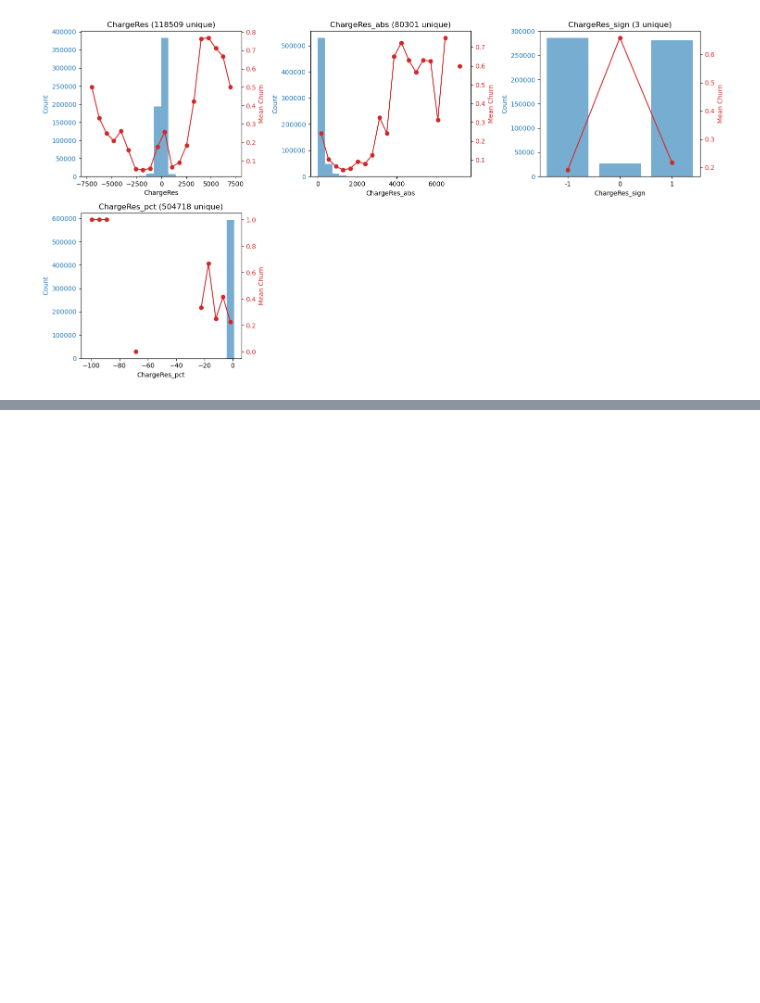
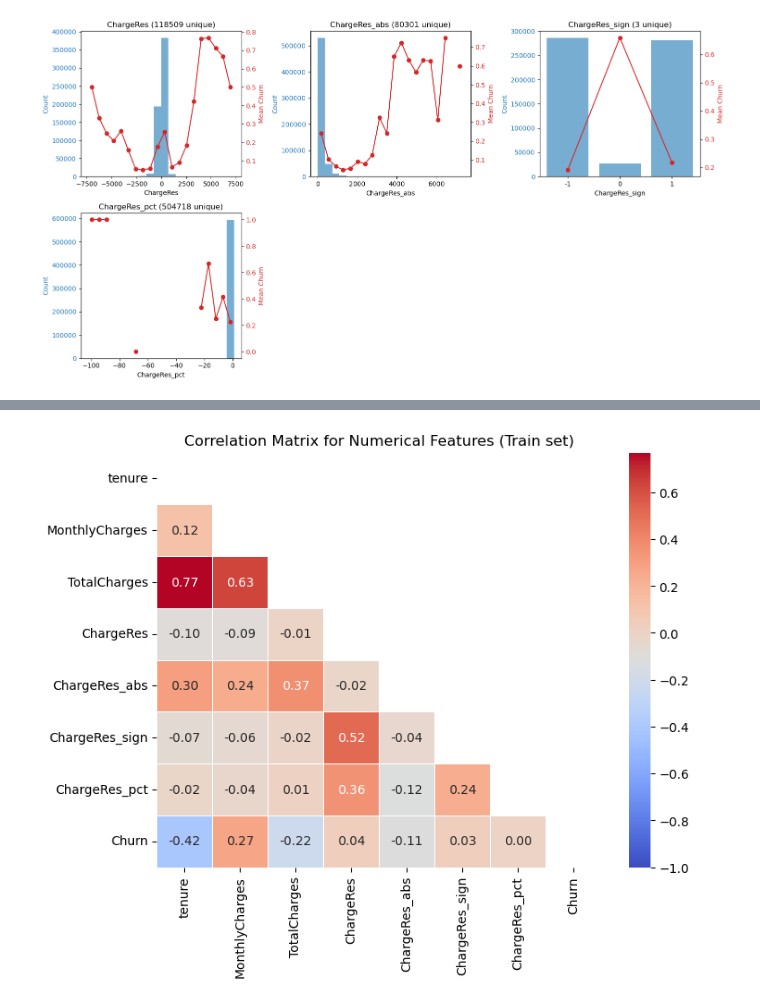
Before and after one commit to jmanuelascacibar/ps6_03_predicting_customer_churn, a Jupyter notebook: eda.ipynb, the cells around one changed output, grey strips where cells are left out. Cells and saved outputs as stored; diff of their text form; code cells hidden in the pictures; blank space fills up the shorter version.

```diff
--- a/eda.ipynb
+++ b/eda.ipynb
@@ -325,0 +371,10 @@ plt.show()
+# %%
+corr_cols = NUMS +  ["ChargeRes", "ChargeRes_abs", "ChargeRes_sign", "ChargeRes_pct"] + [TARGET]
+corr_x = train[corr_cols].corr()
+mask = np.triu(np.ones_like(corr_x, dtype=bool))
+plt.figure(figsize=(8,6))
+sns.heatmap(corr_x, mask=mask, annot=True, fmt=".2f", cmap="coolwarm", vmin=-1, linewidth=0.5)
+plt.title("Correlation Matrix for Numerical Features (Train set)")
+plt.show()
+# %% [output]
+[figure, added]
```
Also changed, not shown: parts of 29 cells of this notebook.
